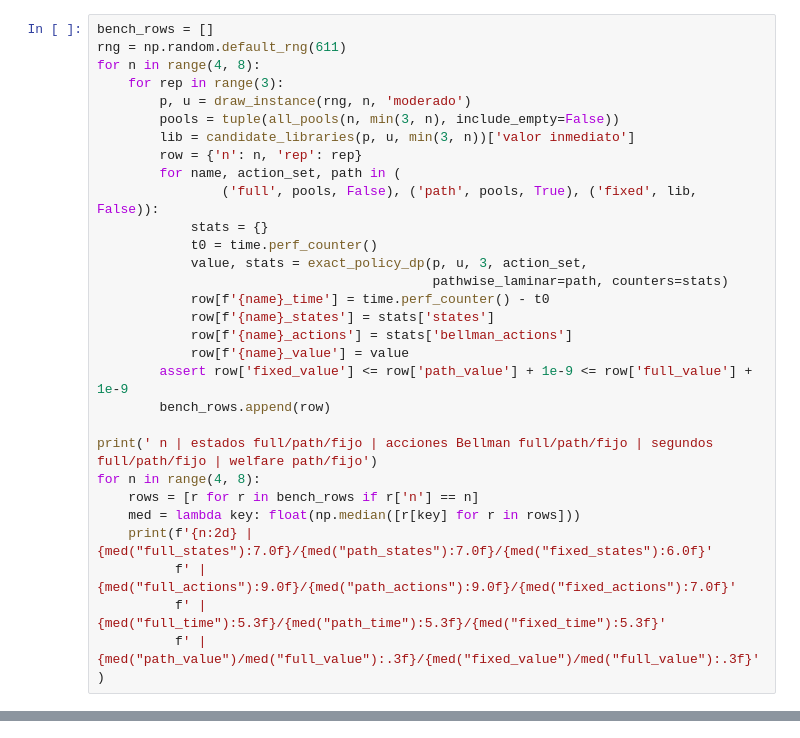
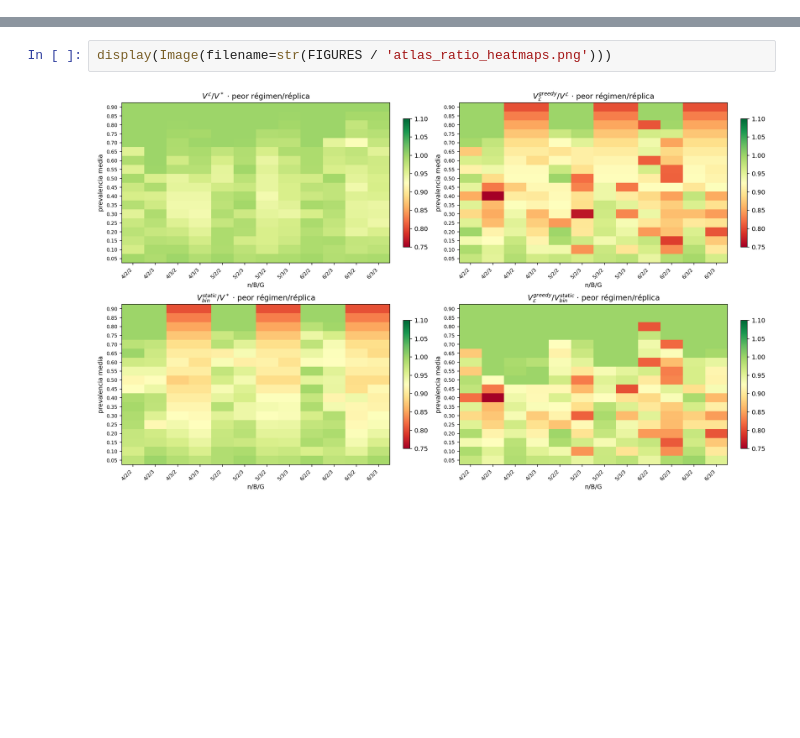
Before and after one commit to hectorrbv/pooled-testing-dynamic, a Jupyter notebook: augmented/notebooks/22_milp_laminar.ipynb, the cells around one changed output, grey strips where cells are left out. Drawn from its saved outputs; the diff is of its cells as text; blank space fills up the shorter version.

Commit message:
feat(augmented): completa atlas laminar y pipeline MILP

```diff
--- a/augmented/notebooks/22_milp_laminar.ipynb
+++ b/augmented/notebooks/22_milp_laminar.ipynb
@@ -759,30 +0,0 @@ limpia para un resultado algorítmico.
-# %%
-bench_rows = []
-rng = np.random.default_rng(611)
-for n in range(4, 8):
-    for rep in range(3):
-        p, u = draw_instance(rng, n, 'moderado')
-        pools = tuple(all_pools(n, min(3, n), include_empty=False))
-        lib = candidate_libraries(p, u, min(3, n))['valor inmediato']
-        row = {'n': n, 'rep': rep}
-        for name, action_set, path in (
-                ('full', pools, False), ('path', pools, True), ('fixed', lib, False)):
-            stats = {}
-            t0 = time.perf_counter()
-            value, stats = exact_policy_dp(p, u, 3, action_set,
-                                           pathwise_laminar=path, counters=stats)
-            row[f'{name}_time'] = time.perf_counter() - t0
-            row[f'{name}_states'] = stats['states']
-            row[f'{name}_actions'] = stats['bellman_actions']
-            row[f'{name}_value'] = value
-        assert row['fixed_value'] <= row['path_value'] + 1e-9 <= row['full_value'] + 1e-9
-        bench_rows.append(row)
-
-print(' n | estados full/path/fijo | acciones Bellman full/path/fijo | segundos full/path/fijo | welfare path/fijo')
-for n in range(4, 8):
-    rows = [r for r in bench_rows if r['n'] == n]
-    med = lambda key: float(np.median([r[key] for r in rows]))
-    print(f'{n:2d} | {med("full_states"):7.0f}/{med("path_states"):7.0f}/{med("fixed_states"):6.0f}'
-          f' | {med("full_actions"):9.0f}/{med("path_actions"):9.0f}/{med("fixed_actions"):7.0f}'
-          f' | {med("full_time"):5.3f}/{med("path_time"):5.3f}/{med("fixed_time"):5.3f}'
-          f' | {med("path_value")/med("full_value"):.3f}/{med("fixed_value")/med("full_value"):.3f}')
@@ -965,0 +295,4 @@ $(n,B,G)$.
+# %%
+display(Image(filename=str(FIGURES / 'atlas_ratio_heatmaps.png')))
+# %% [output]
+[figure, added]
```
Also changed, not shown: parts of 58 cells of this notebook, 29 other files.
